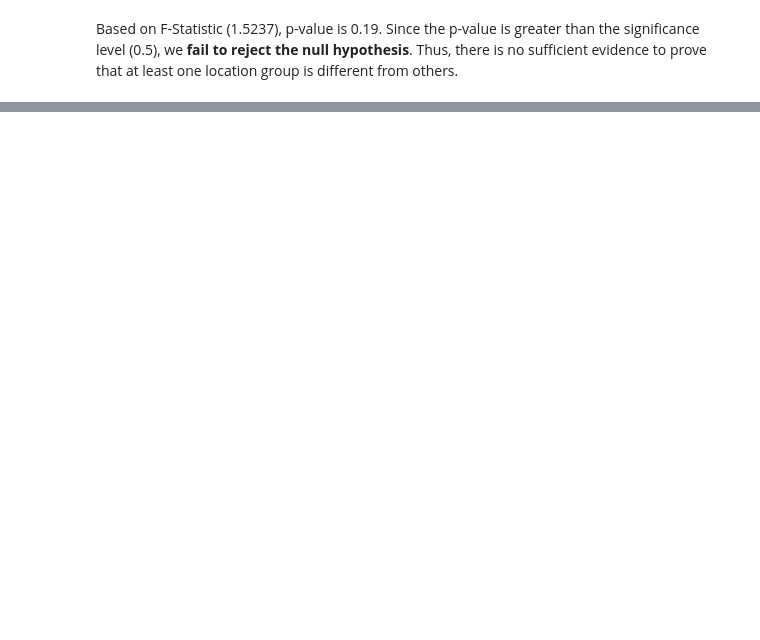
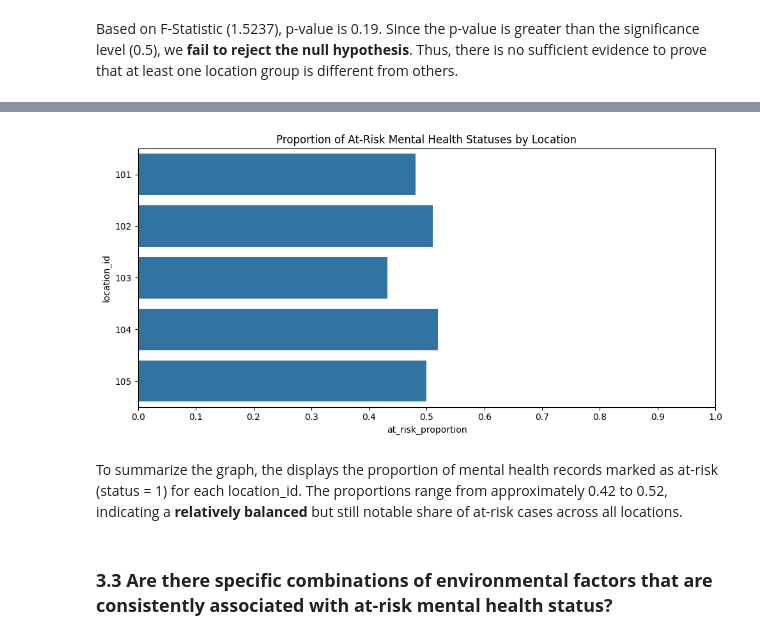
Before and after one commit to lanc3reyes/csmodel_mp, a Jupyter notebook: CSMODEL_Phase1_Group9.ipynb, the cells around one changed output, grey strips where cells are left out. Cells and saved outputs as stored; diff of their text form; code cells hidden in the pictures; blank space fills up the shorter version.

```diff
--- a/CSMODEL_Phase1_Group9.ipynb
+++ b/CSMODEL_Phase1_Group9.ipynb
@@ -731,0 +372,15 @@ Based on the analysis across five different campus locations, the relationship b
+# %%
+total_counts = mental_health_df.groupby('location_id', observed=True)['mental_health_status'].count()
+
+at_risk_counts = (
+    mental_health_df[mental_health_df['mental_health_status'] == 1]
+    .groupby('location_id', observed=True)['mental_health_status'].count()
+)
+
+risk_proportion = (at_risk_counts / total_counts).fillna(0).reset_index()
+risk_proportion.columns = ['location_id', 'at_risk_proportion']
+
+
+risk_proportion = risk_proportion.sort_values(by='at_risk_proportion', ascending=True)
+
+risk_proportion
@@ -731,0 +394,17 @@ Based on the analysis across five different campus locations, the relationship b
+# %%
+#show output as horizontal graph
+plt.figure(figsize=(10, 5))
+sns.barplot(data=risk_proportion, x='at_risk_proportion', y='location_id')
+plt.title('Proportion of At-Risk Mental Health Statuses by Location')
+plt.xlabel('at_risk_proportion')
+plt.ylabel('location_id')
+plt.xlim(0, 1)
+plt.xticks(np.arange(0, 1.1, 0.1))
+plt.tight_layout()
+plt.show()
+# %% [output]
+[figure, added]
+# %% [markdown]
+To summarize the graph, the displays the proportion of mental health records marked as at-risk (status = 1) for each location_id. The proportions range from approximately 0.42 to 0.52, indicating a **relatively balanced** but still notable share of at-risk cases across all locations.
+# %% [markdown]
+### __3.3 Are there specific combinations of environmental factors that are consistently associated with at-risk mental health status?__
```
Also changed, not shown: parts of 37 cells of this notebook.
